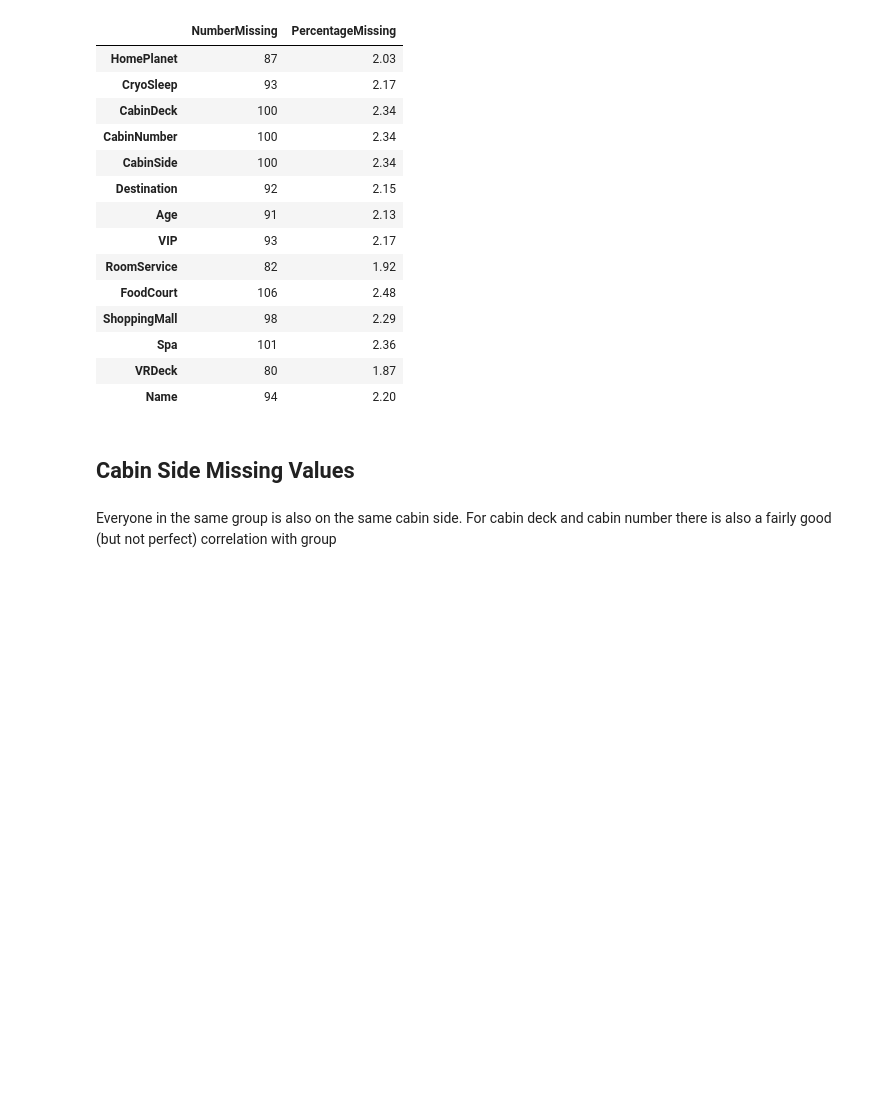
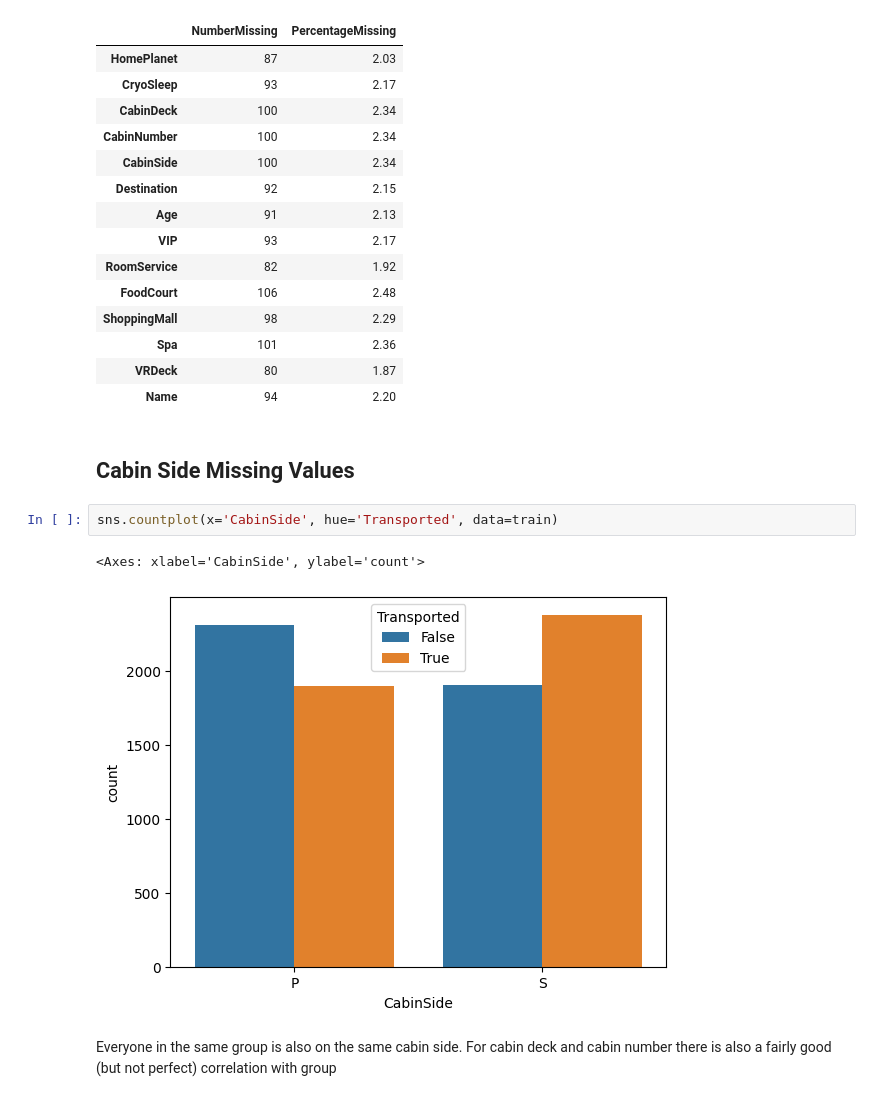
Before and after one commit to KevinNourian/Titanic, a Jupyter notebook: Notebooks/Titanic 3.0.7.ipynb, the cells around one changed output. Saved outputs shown, nothing was run; the diff lists cells and outputs as text; blank space fills up the shorter version.

```diff
--- a/Notebooks/Titanic 3.0.7.ipynb
+++ b/Notebooks/Titanic 3.0.7.ipynb
@@ -122,6 +122,11 @@ missing_values
 | Name | 94 | 2.20 |
 # %% [markdown]
 ## **Cabin Side Missing Values**
+# %%
+sns.countplot(x='CabinSide', hue='Transported', data=train)
+# %% [output]
+<Axes: xlabel='CabinSide', ylabel='count'>
+[figure, added]
 # %% [markdown]
 Everyone in the same group is also on the same cabin side. For cabin deck and cabin number there is also a fairly good (but not perfect) correlation with group
 # %%
```
Also changed, not shown: 2 other files.
